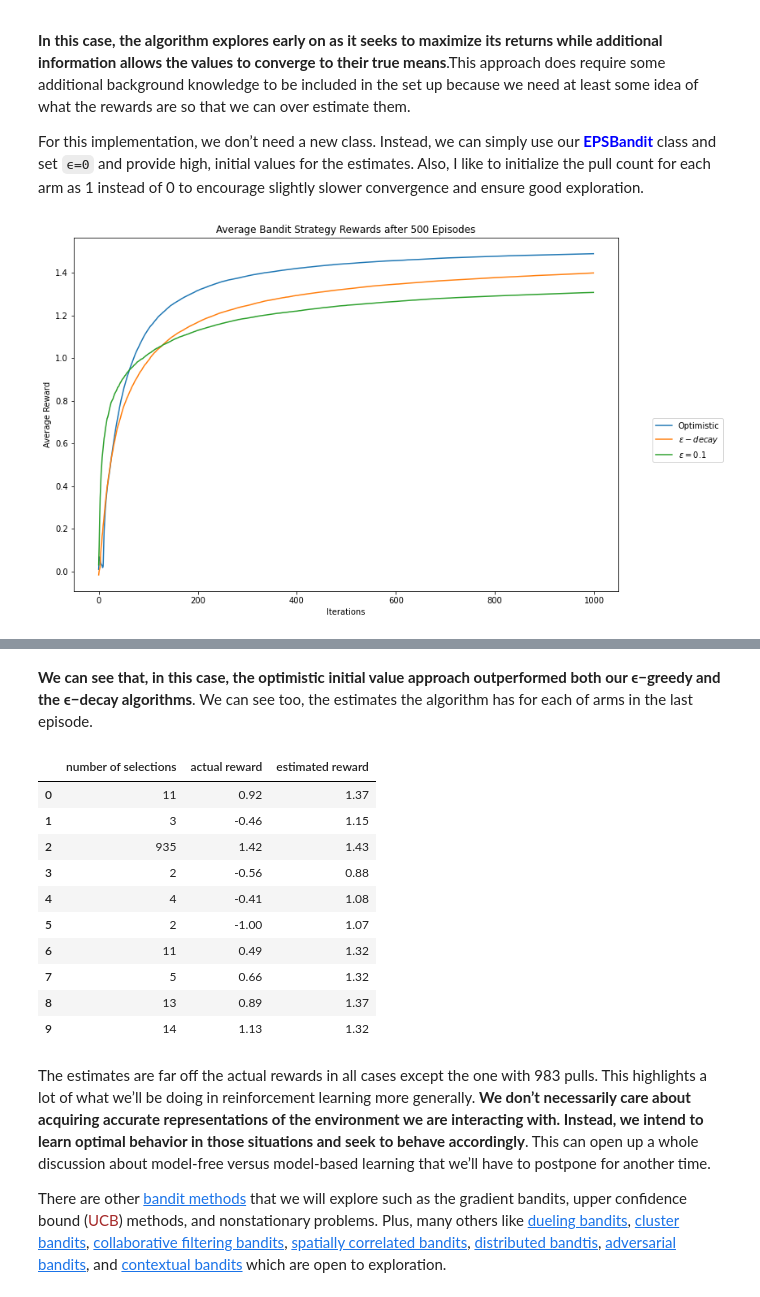
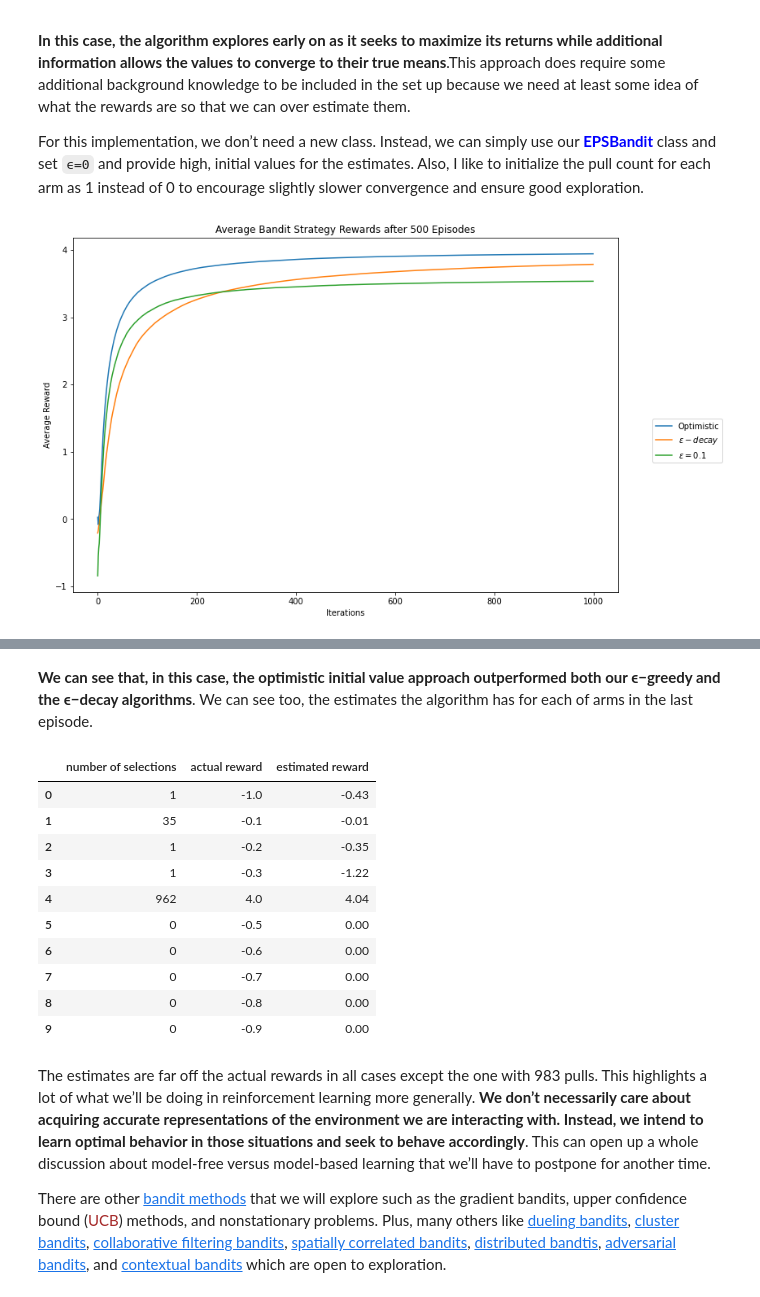
Before and after one commit to johnklee/ml_articles, a Jupyter notebook: medium/multi_armed_bandits_and_reinforcement_learning/notebook.ipynb, the cells around one changed output, grey strips where cells are left out. Cells and saved outputs as stored; diff of their text form; code cells hidden in the pictures.

```diff
--- a/medium/multi_armed_bandits_and_reinforcement_learning/notebook.ipynb
+++ b/medium/multi_armed_bandits_and_reinforcement_learning/notebook.ipynb
@@ -453,0 +450,13 @@ eps_1 = rl_bandit_utils.EPSBandit(eps=0.1,iters=iters, karms_bandit_machine=karm
+# %%
+plt.rcParams['figure.figsize'] = [6, 7]
+for beta, m in zip([10, 5, 1, 0.5, 0.1], ['o', 'v', '^', '*', '+']):
+    plt.plot(
+        list(range(100)),
+        list(map(lambda n: calculate_eps(beta, n), range(100))),
+        marker=m,
+        label=f'Beta={beta:.02f}')
+
+plt.xlabel('n (step)', fontsize=16)
+plt.ylabel('ϵ (epsilon)', fontsize=16)
+plt.legend()
+plt.show()
@@ -498,45 +541,39 @@ For this implementation, we don’t need a new class. Instead, we can simply use
 # %%
 %%time
-episodes = 500
+# Run experiments
+def is_last_episode(i):
+    return i + 1 == episodes
 
-oiv_rewards = np.zeros(iters)
-eps_decay_rewards = np.zeros(iters)
-eps_1_rewards = np.zeros(iters)
-
-# Select initial values
-oiv_init = np.repeat(5., k)
-
-# Run experiments
 for i in range(episodes):
-  # Initialize bandits
-  oiv_bandit = rl_bandit_utils.EPSBandit(k, 0, iters) # ϵ=0
-  oiv_bandit.k_reward = oiv_init.copy()
-  oiv_bandit.k_n = np.ones(k)
-  eps_decay = rl_bandit_utils.EPSDecayBandit(k, iters, oiv_bandit.mu.copy())
-  eps_1 = rl_bandit_utils.EPSBandit(k, 0.1, iters, oiv_bandit.mu.copy())
-
   # Run experiments
   oiv_bandit.run()
   eps_decay.run()
   eps_1.run()
 
   # Update long-term averages
   oiv_rewards = oiv_rewards + (
       oiv_bandit.reward - oiv_rewards) / (i + 1)
   eps_decay_rewards = eps_decay_rewards + (
       eps_decay.reward - eps_decay_rewards) / (i + 1)
   eps_1_rewards = eps_1_rewards + (
       eps_1.reward - eps_1_rewards) / (i + 1)
 
+  # Only reset agent when not last episode
+  if not is_last_episode(i):
+    oiv_bandit.reset()
+    eps_decay.reset()
+    eps_1.reset()
+
+
 plt.figure(figsize=(12,8))
 plt.plot(oiv_rewards, label="Optimistic")
 plt.plot(eps_decay_rewards, label="$\epsilon-decay$")
 plt.plot(eps_1_rewards, label="$\epsilon=0.1$")
 plt.legend(bbox_to_anchor=(1.2, 0.5))
 plt.xlabel("Iterations")
 plt.ylabel("Average Reward")
 plt.title("Average Bandit Strategy Rewards after " +
     str(episodes) + " Episodes")
 plt.show()
 # %% [output]
-[figure, old version]
+[figure, new version]
@@ -546,24 +583,24 @@ Wall time: 10.5 s
 <b>We can see that, in this case, the optimistic initial value approach outperformed both our ϵ−greedy and the ϵ−decay algorithms</b>. We can see too, the estimates the algorithm has for each of arms in the last episode.
 # %%
 df = pd.DataFrame({
-  "number of selections": oiv_bandit.k_n - 1,
-  "actual reward": oiv_bandit.mu,
+  "number of selections": oiv_bandit.k_n,
+  "actual reward": oiv_bandit.karms_bandit_machine.mu,
   "estimated reward": oiv_bandit.k_reward})
 df = df.applymap(lambda x: np.round(x, 2))
 df['number of selections'] = df['number of selections'].astype('int')
 df
 # %% [output]
 |  | number of selections | actual reward | estimated reward |
-| 0 | 11 | 0.92 | 1.37 |
-| 1 | 3 | -0.46 | 1.15 |
-| 2 | 935 | 1.42 | 1.43 |
-| 3 | 2 | -0.56 | 0.88 |
-| 4 | 4 | -0.41 | 1.08 |
-| 5 | 2 | -1.00 | 1.07 |
-| 6 | 11 | 0.49 | 1.32 |
-| 7 | 5 | 0.66 | 1.32 |
-| 8 | 13 | 0.89 | 1.37 |
-| 9 | 14 | 1.13 | 1.32 |
+| 0 | 1 | -1.0 | -0.43 |
+| 1 | 35 | -0.1 | -0.01 |
+| 2 | 1 | -0.2 | -0.35 |
+| 3 | 1 | -0.3 | -1.22 |
+| 4 | 962 | 4.0 | 4.04 |
+| 5 | 0 | -0.5 | 0.00 |
+| 6 | 0 | -0.6 | 0.00 |
+| 7 | 0 | -0.7 | 0.00 |
+| 8 | 0 | -0.8 | 0.00 |
+| 9 | 0 | -0.9 | 0.00 |
 # %% [markdown]
 The estimates are far off the actual rewards in all cases except the one with 983 pulls. This highlights a lot of what we’ll be doing in reinforcement learning more generally. <b>We don’t necessarily care about acquiring accurate representations of the environment we are interacting with. Instead, we intend to learn optimal behavior in those situations and seek to behave accordingly</b>. This can open up a whole discussion about model-free versus model-based learning that we’ll have to postpone for another time.
 
```
Also changed, not shown: parts of 34 cells of this notebook, 1 other file.
